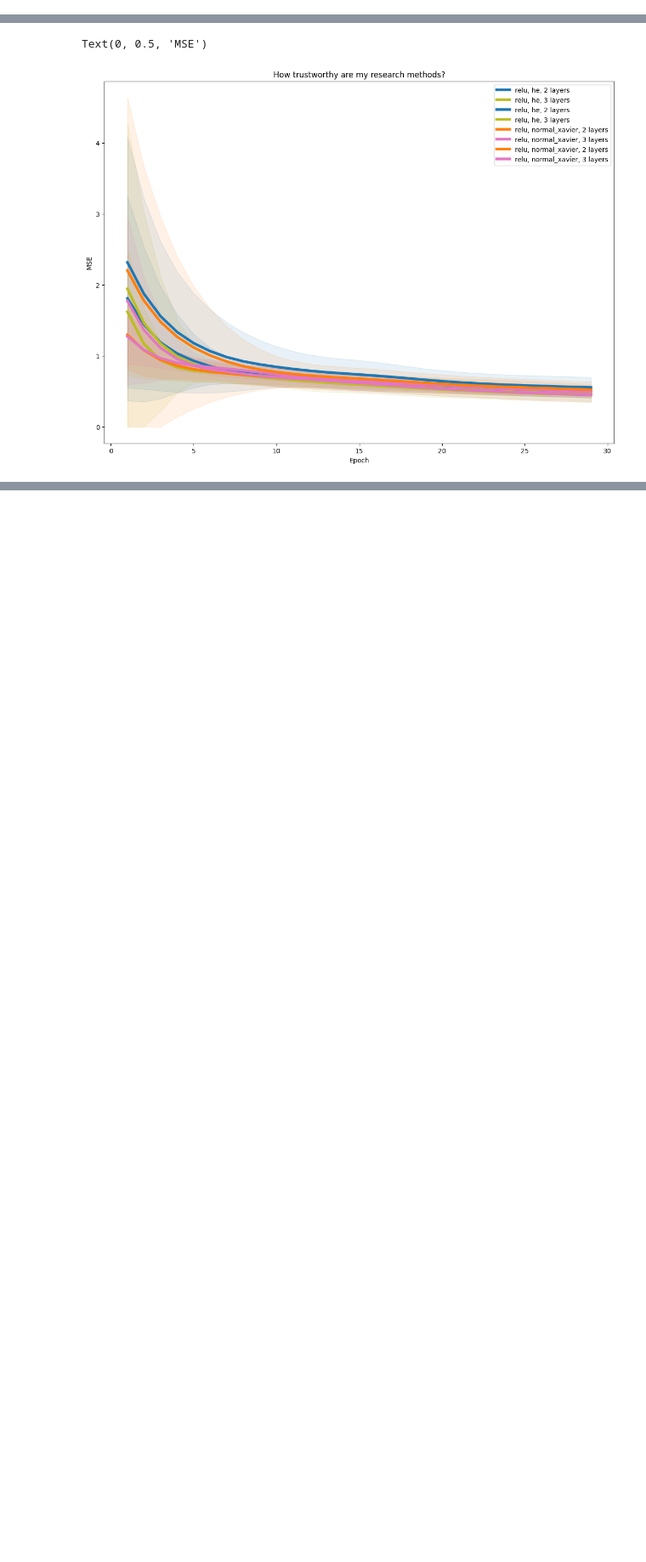
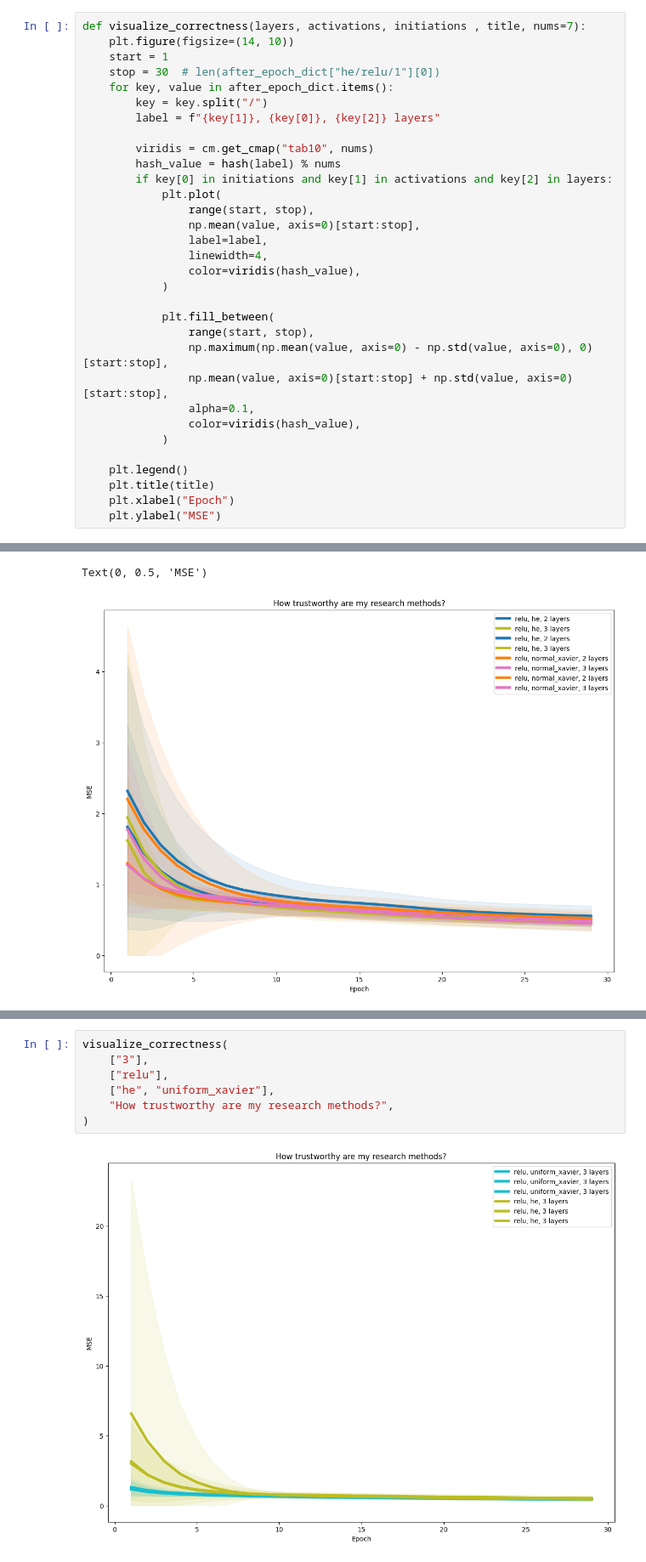
Before and after one commit to nizwant/methods_of_computational_intelligence, a Jupyter notebook: NeuralNetworks/NN6.ipynb, the cells around one changed output, grey strips where cells are left out. Shown at 85% size. Cells and saved outputs as stored; diff of their text form; blank space fills up the shorter version.

Commit message:
function to generate plots of rightness of my analysis

```diff
--- a/NeuralNetworks/NN6.ipynb
+++ b/NeuralNetworks/NN6.ipynb
@@ -14,6 +14,38 @@ from matplotlib.colors import ListedColormap, LinearSegmentedColormap
 sys.path.insert(1, os.path.join(sys.path[0], "code/implementation"))
 from layer_v2 import Layer
 from neural_network_v2 import NeuralNetwork
+# %%
+def visualize_correctness(layers, activations, initiations , title, nums=7):
+    plt.figure(figsize=(14, 10))
+    start = 1
+    stop = 30  # len(after_epoch_dict["he/relu/1"][0])
+    for key, value in after_epoch_dict.items():
+        key = key.split("/")
+        label = f"{key[1]}, {key[0]}, {key[2]} layers"
+
+        viridis = cm.get_cmap("tab10", nums)
+        hash_value = hash(label) % nums
+        if key[0] in initiations and key[1] in activations and key[2] in layers:
+            plt.plot(
+                range(start, stop),
+                np.mean(value, axis=0)[start:stop],
+                label=label,
+                linewidth=4,
+                color=viridis(hash_value),
+            )
+
+            plt.fill_between(
+                range(start, stop),
+                np.maximum(np.mean(value, axis=0) - np.std(value, axis=0), 0)[start:stop],
+                np.mean(value, axis=0)[start:stop] + np.std(value, axis=0)[start:stop],
+                alpha=0.1,
+                color=viridis(hash_value),
+            )
+
+    plt.legend()
+    plt.title(title)
+    plt.xlabel("Epoch")
+    plt.ylabel("MSE")
 # %%
 multimodal_train = pd.read_csv(
     "https://raw.githubusercontent.com/nizwant/miowid/main/data/regression/multimodal-large-training.csv"
@@ -244,0 +427,9 @@ Text(0, 0.5, 'MSE')
+# %%
+visualize_correctness(
+    ["3"],
+    ["relu"],
+    ["he", "uniform_xavier"],
+    "How trustworthy are my research methods?",
+)
+# %% [output]
+[figure, added]
```
Also changed, not shown: parts of 6 cells of this notebook.
